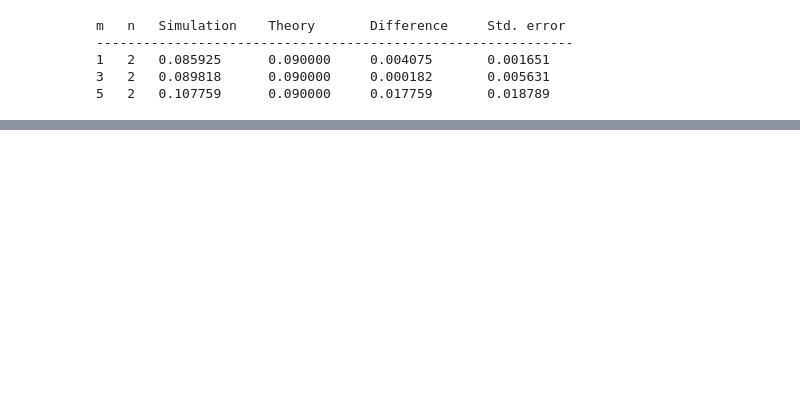
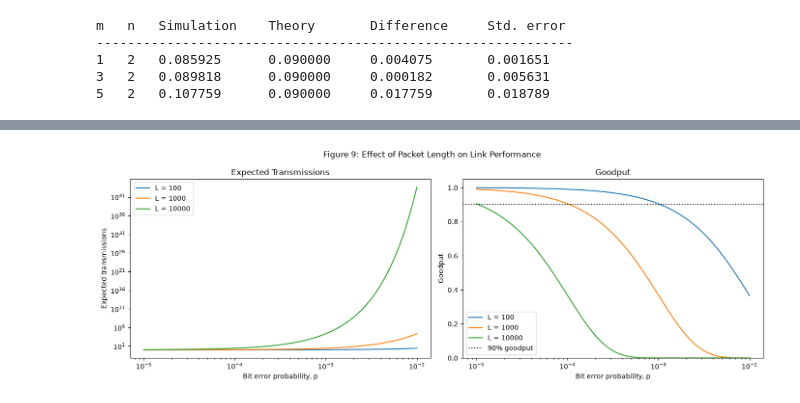
Before and after one commit to ludypalacios/mp1, a Jupyter notebook: mp1.ipynb, the cells around one changed output, grey strips where cells are left out. Drawn from its saved outputs; the diff is of its cells as text; code cells hidden in the pictures; blank space fills up the shorter version.

```diff
--- a/mp1.ipynb
+++ b/mp1.ipynb
@@ -1488,0 +1895,13 @@ In a retransmission system, this means that after several failed attempts, the p
+# %%
+L = 1000
+
+p_curve = np.logspace(
+    -5,
+    -2,
+    300
+)
+
+q_curve = (1 - p_curve)**L
+
+expected_transmissions = 1 / q_curve
+goodput = q_curve
@@ -1488,0 +2115,59 @@ In a retransmission system, this means that after several failed attempts, the p
+# %%
+packet_lengths = [100, 1000, 10000]
+
+fig, axes = plt.subplots(
+    1,
+    2,
+    figsize=(14, 5)
+)
+
+for packet_length in packet_lengths:
+
+    clean_probability = (
+        (1 - p_curve)**packet_length
+    )
+
+    mean_transmissions = (
+        1 / clean_probability
+    )
+
+    axes[0].plot(
+        p_curve,
+        mean_transmissions,
+        label=f"L = {packet_length}"
+    )
+
+    axes[1].plot(
+        p_curve,
+        clean_probability,
+        label=f"L = {packet_length}"
+    )
+
+axes[0].set_xscale("log")
+axes[0].set_yscale("log")
+axes[0].set_xlabel("Bit error probability, p")
+axes[0].set_ylabel("Expected transmissions")
+axes[0].set_title("Expected Transmissions")
+axes[0].legend()
+
+axes[1].set_xscale("log")
+axes[1].set_xlabel("Bit error probability, p")
+axes[1].set_ylabel("Goodput")
+axes[1].set_ylim(0, 1.05)
+axes[1].axhline(
+    0.90,
+    color="black",
+    linestyle=":",
+    label="90% goodput"
+)
+axes[1].set_title("Goodput")
+axes[1].legend()
+
+fig.suptitle(
+    "Figure 9: Effect of Packet Length on Link Performance"
+)
+
+plt.tight_layout()
+plt.show()
+# %% [output]
+[figure, added]
```
Also changed, not shown: parts of 45 cells of this notebook.
